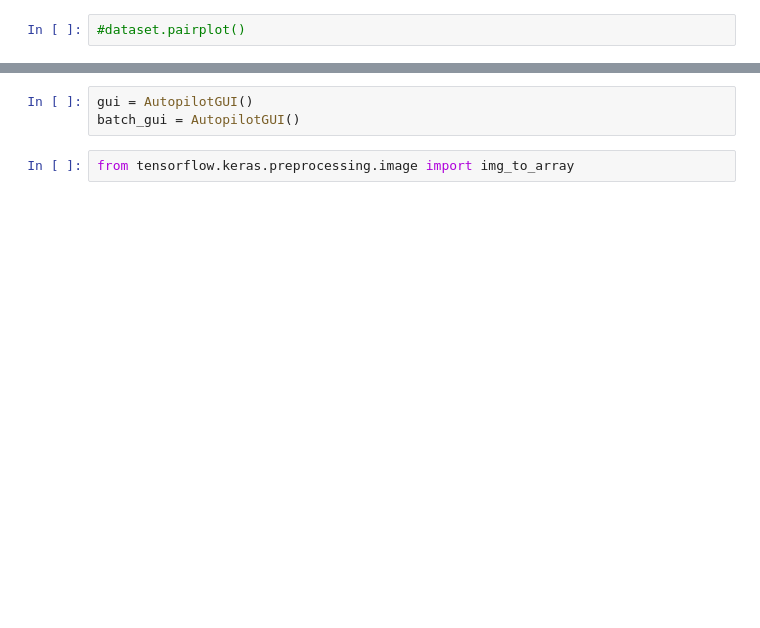
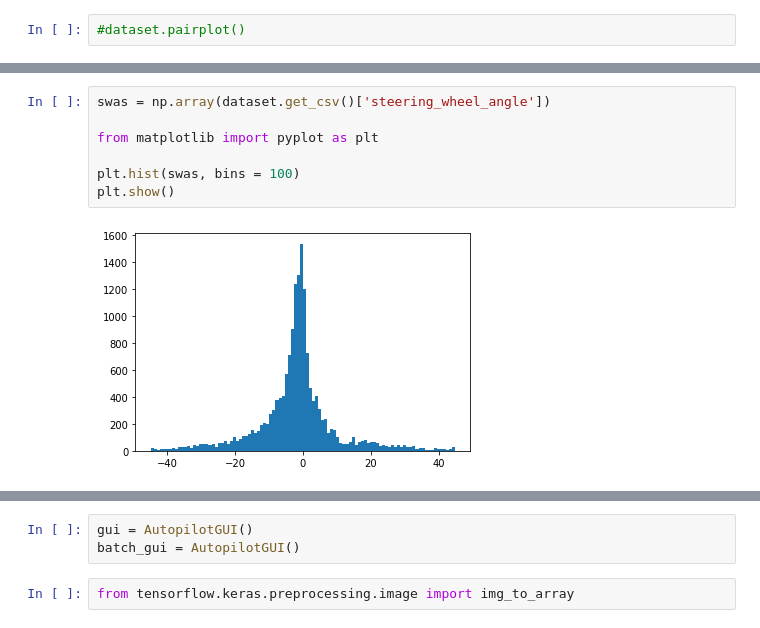
Before and after one commit to korbinianbauer/diypilot, a Jupyter notebook: notebooks/Road Dataset Viewer.ipynb, the cells around one changed output, grey strips where cells are left out. Drawn from its saved outputs; the diff is of its cells as text; blank space fills up the shorter version.

```diff
--- a/notebooks/Road Dataset Viewer.ipynb
+++ b/notebooks/Road Dataset Viewer.ipynb
@@ -106,0 +105,9 @@ stats
+# %%
+swas = np.array(dataset.get_csv()['steering_wheel_angle'])
+
+from matplotlib import pyplot as plt
+
+plt.hist(swas, bins = 100)
+plt.show()
+# %% [output]
+[figure, added]
```
Also changed, not shown: parts of 23 cells of this notebook, 17 other files.
